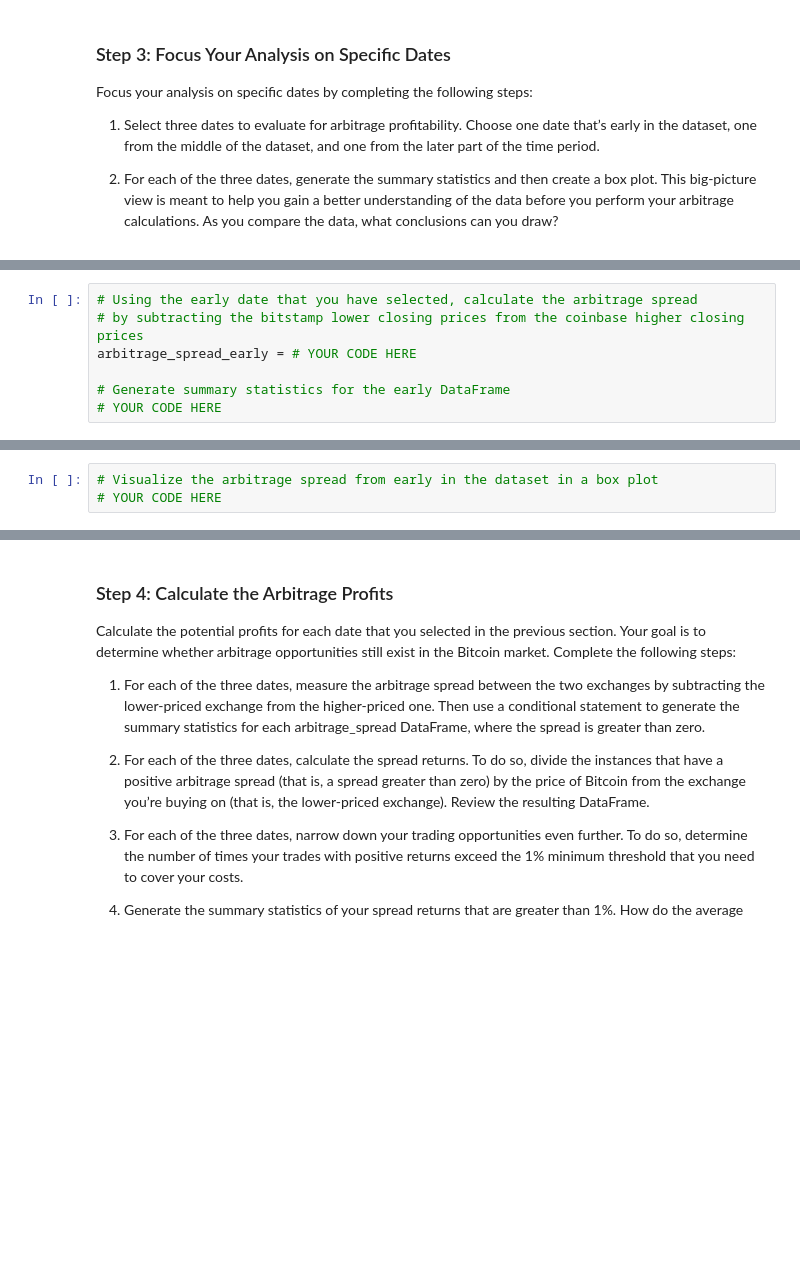
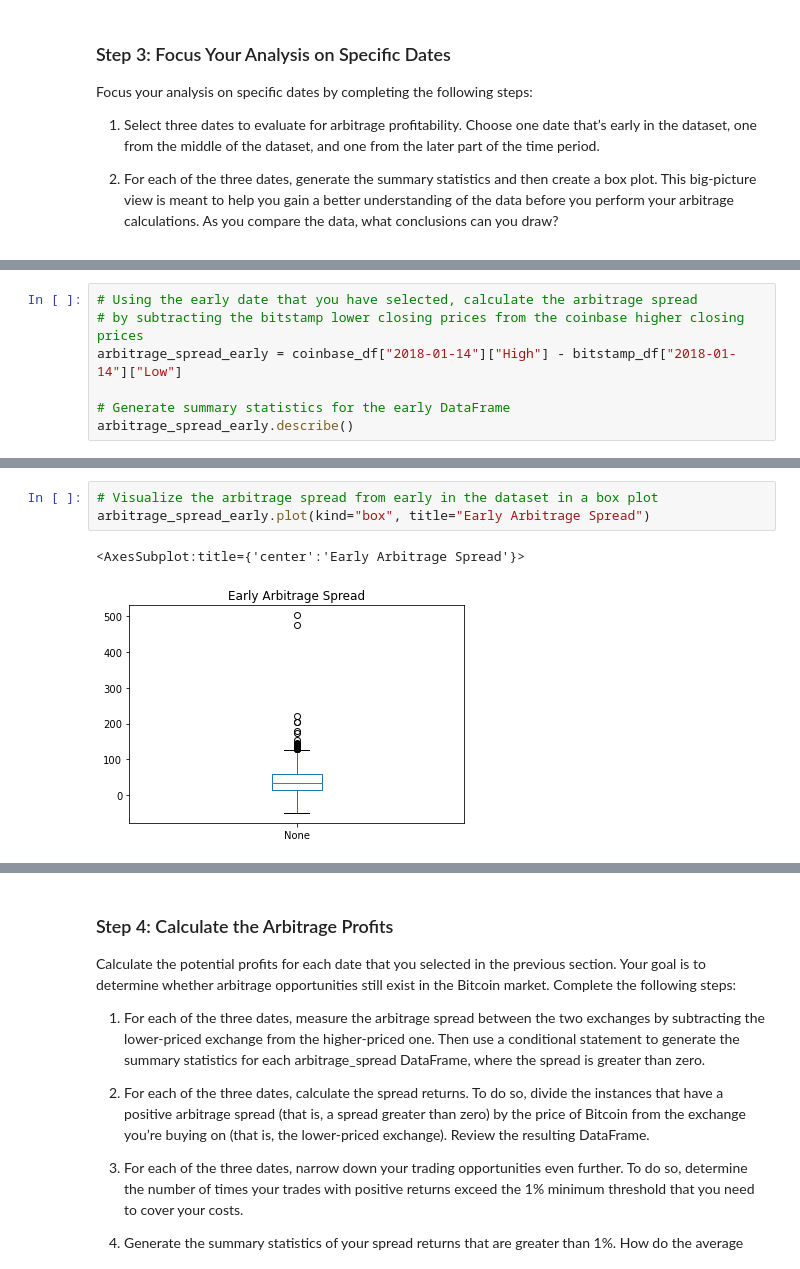
Before and after one commit to ccroft6/Crypto_Arbitrage, a Jupyter notebook: crypto_arbitrage.ipynb, the cells around one changed output, grey strips where cells are left out. Saved outputs shown, nothing was run; the diff lists cells and outputs as text; blank space fills up the shorter version.

```diff
--- a/crypto_arbitrage.ipynb
+++ b/crypto_arbitrage.ipynb
@@ -472,8 +478,8 @@ Focus your analysis on specific dates by completing the following steps:
 # %%
 # Using the early date that you have selected, calculate the arbitrage spread
 # by subtracting the bitstamp lower closing prices from the coinbase higher closing prices
-arbitrage_spread_early = # YOUR CODE HERE
+arbitrage_spread_early = coinbase_df["2018-01-14"]["High"] - bitstamp_df["2018-01-14"]["Low"]
 
 # Generate summary statistics for the early DataFrame
-# YOUR CODE HERE
+arbitrage_spread_early.describe()
 # %% [output]
@@ -481,6 +495,9 @@ SyntaxError: invalid syntax (<ipython-input-28-9c1f332784dd>, line 3)
 # %%
 # Visualize the arbitrage spread from early in the dataset in a box plot
-# YOUR CODE HERE
+arbitrage_spread_early.plot(kind="box", title="Early Arbitrage Spread")
+# %% [output]
+<AxesSubplot:title={'center':'Early Arbitrage Spread'}>
+[figure, added]
 # %%
 # Create an overlay plot that visualizes the two dataframes over a period of one day from the middle of the dataset.
 # Be sure that the plots include the parameters `legend`, `figsize`, `title`, `color` and `label`
```
Also changed, not shown: parts of 8 cells of this notebook.
